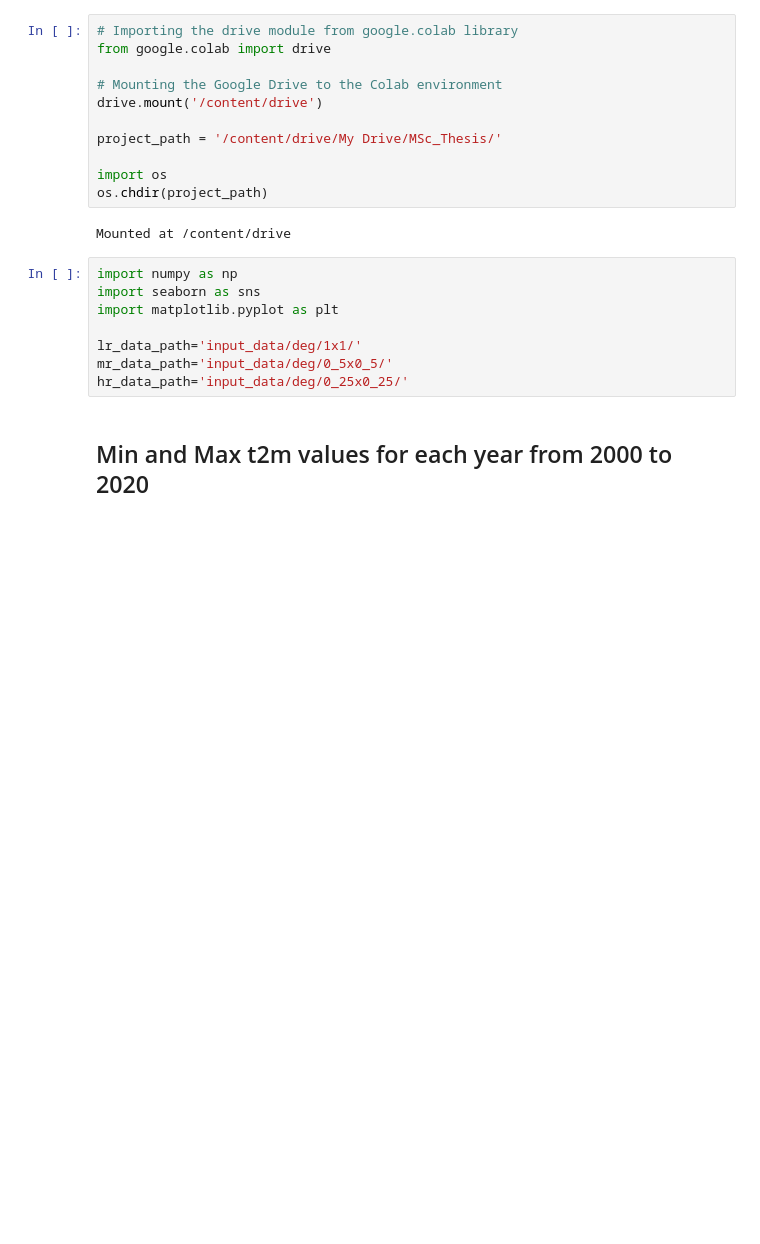
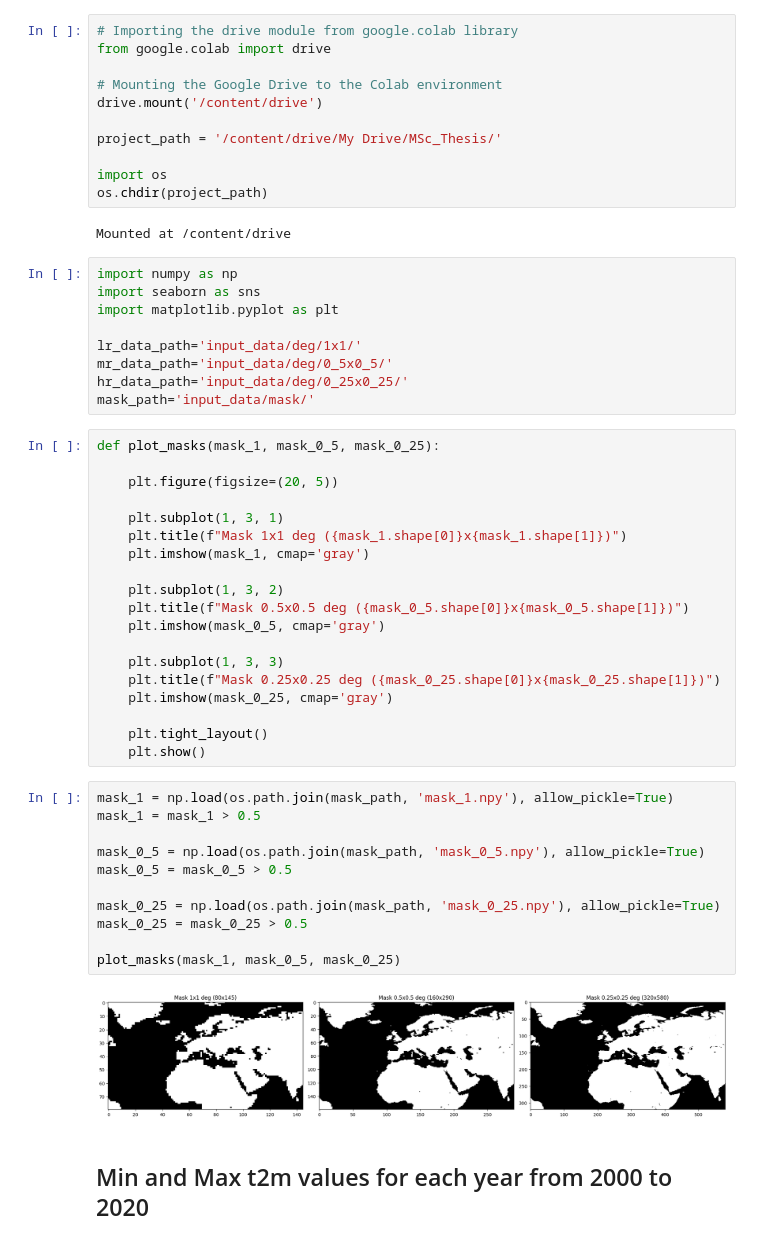
Before and after one commit to AntigoniMoira/MSc_Thesis, a Jupyter notebook: 2_EDA.ipynb, the cells around one changed output. Cells and saved outputs as stored; diff of their text form; blank space fills up the shorter version.

```diff
--- a/2_EDA.ipynb
+++ b/2_EDA.ipynb
@@ -19,6 +19,39 @@ import matplotlib.pyplot as plt
 lr_data_path='input_data/deg/1x1/'
 mr_data_path='input_data/deg/0_5x0_5/'
 hr_data_path='input_data/deg/0_25x0_25/'
+mask_path='input_data/mask/'
+# %%
+def plot_masks(mask_1, mask_0_5, mask_0_25):
+
+    plt.figure(figsize=(20, 5))
+
+    plt.subplot(1, 3, 1)
+    plt.title(f"Mask 1x1 deg ({mask_1.shape[0]}x{mask_1.shape[1]})")
+    plt.imshow(mask_1, cmap='gray')
+
+    plt.subplot(1, 3, 2)
+    plt.title(f"Mask 0.5x0.5 deg ({mask_0_5.shape[0]}x{mask_0_5.shape[1]})")
+    plt.imshow(mask_0_5, cmap='gray')
+
+    plt.subplot(1, 3, 3)
+    plt.title(f"Mask 0.25x0.25 deg ({mask_0_25.shape[0]}x{mask_0_25.shape[1]})")
+    plt.imshow(mask_0_25, cmap='gray')
+
+    plt.tight_layout()
+    plt.show()
+# %%
+mask_1 = np.load(os.path.join(mask_path, 'mask_1.npy'), allow_pickle=True)
+mask_1 = mask_1 > 0.5
+
+mask_0_5 = np.load(os.path.join(mask_path, 'mask_0_5.npy'), allow_pickle=True)
+mask_0_5 = mask_0_5 > 0.5
+
+mask_0_25 = np.load(os.path.join(mask_path, 'mask_0_25.npy'), allow_pickle=True)
+mask_0_25 = mask_0_25 > 0.5
+
+plot_masks(mask_1, mask_0_5, mask_0_25)
+# %% [output]
+[figure, added]
 # %% [markdown]
 ## Min and Max t2m values for each year from 2000 to 2020
 # %%
```
Also changed, not shown: 6 other files.
